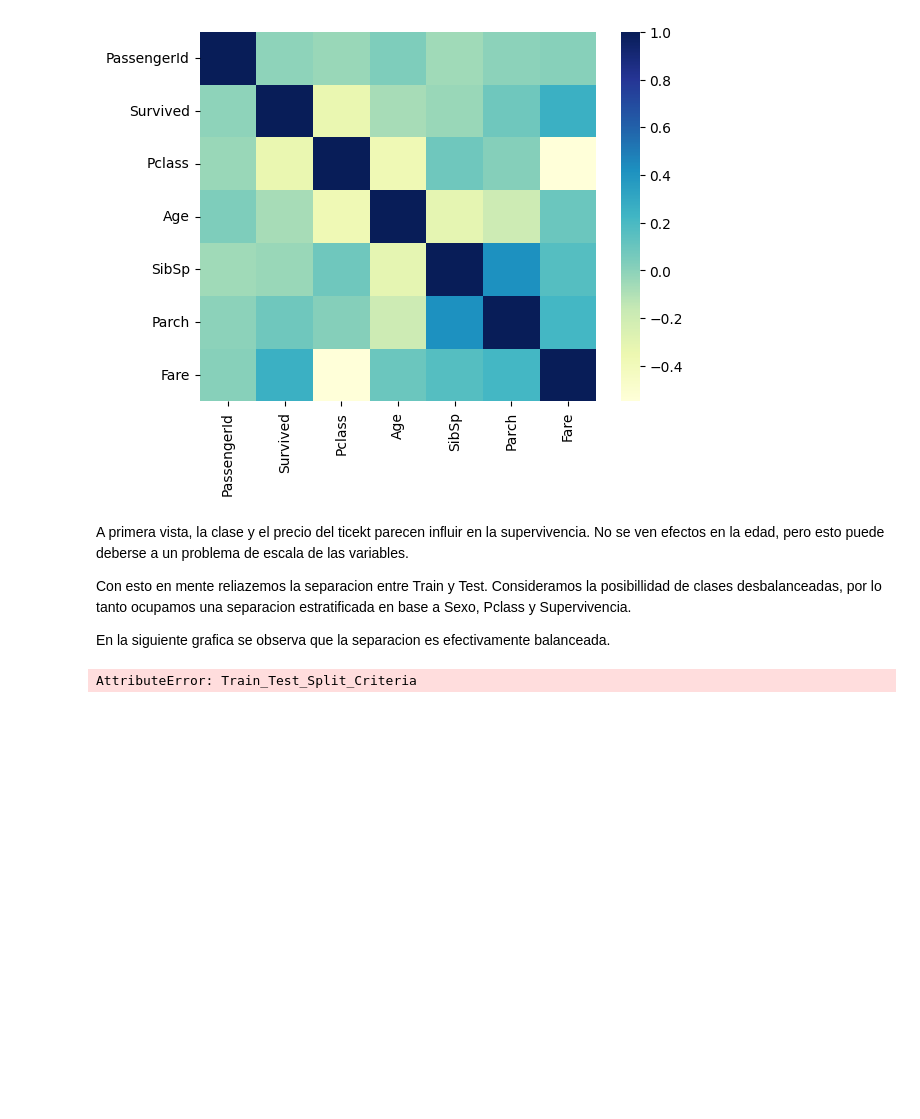
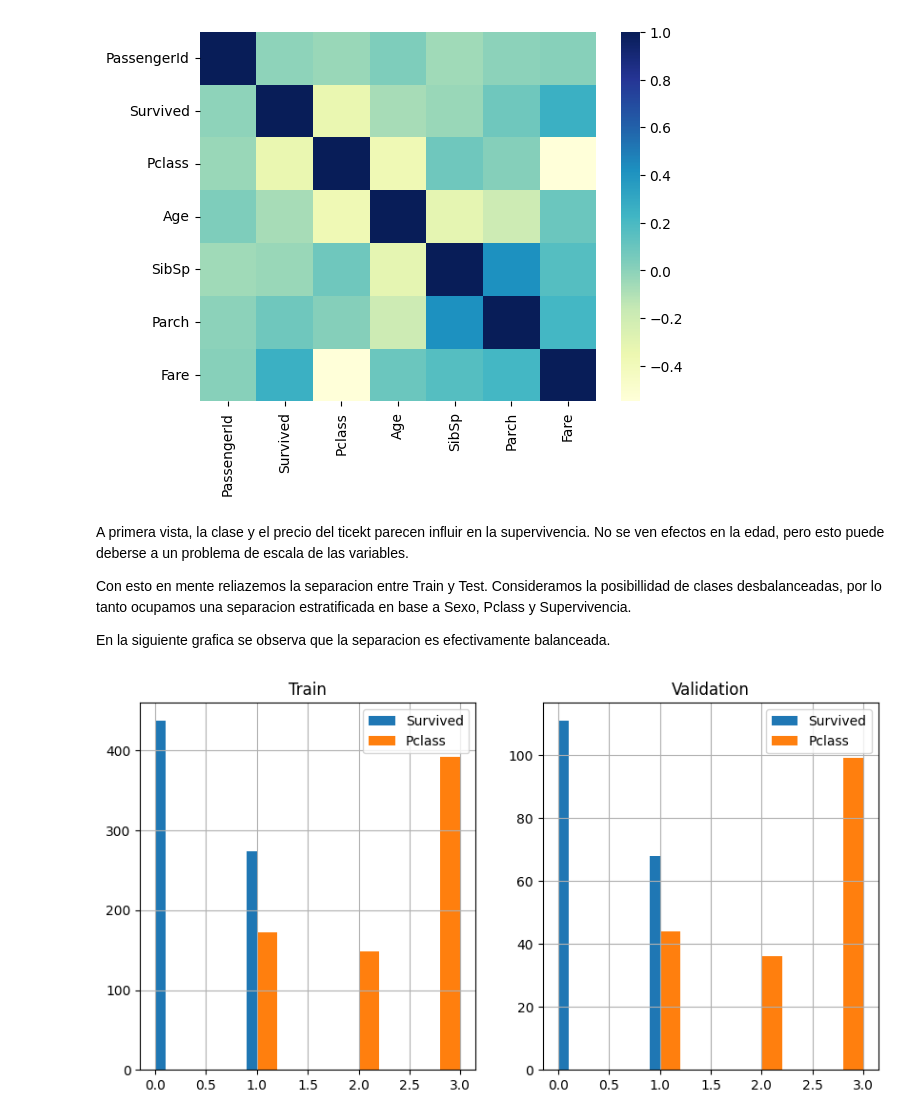
Before and after one commit to cmusura/titanic-fairy, a Jupyter notebook: notebooks/Titanic Analisis.ipynb, the cells around one changed output. Drawn from its saved outputs; the diff is of its cells as text; code cells hidden in the pictures; blank space fills up the shorter version.

```diff
--- a/notebooks/Titanic Analisis.ipynb
+++ b/notebooks/Titanic Analisis.ipynb
@@ -41,5 +41,7 @@ Con esto en mente reliazemos la separacion entre Train y Test. Consideramos la p
 En la siguiente grafica se observa que la separacion es efectivamente balanceada.
 # %%
 raw_train, raw_test = stratified_split(titanic_raw_train)
+
+check_train_test_split(raw_train, raw_test)
 # %% [output]
-AttributeError: Train_Test_Split_Criteria
+[figure, added]
```
